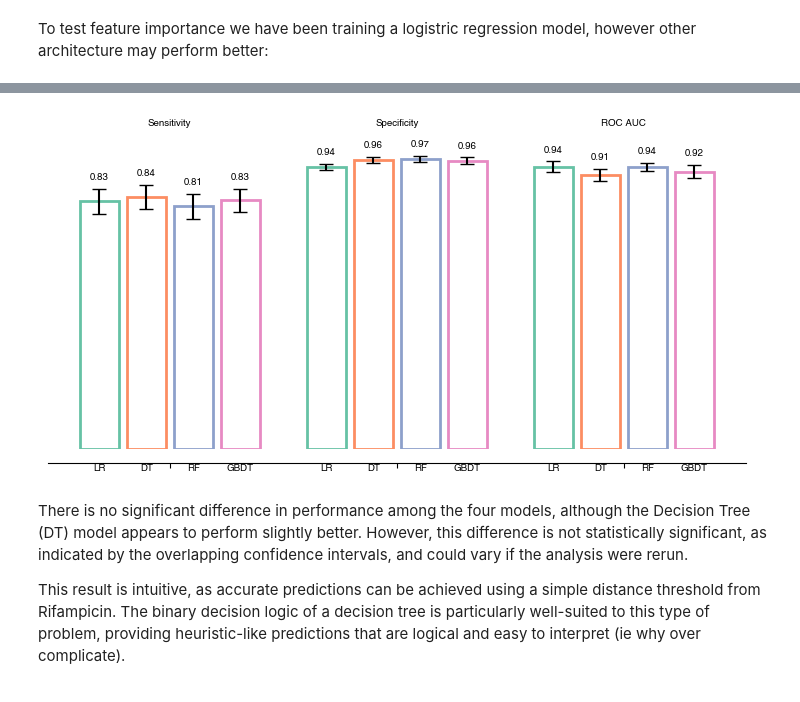
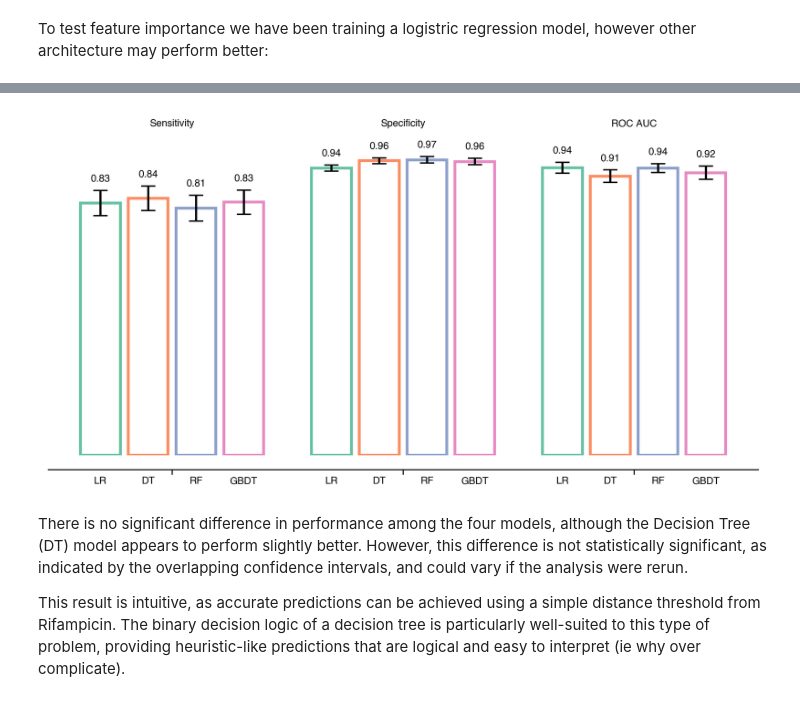
Before and after one commit to fowler-lab/predict-rifampicin-resistance, a Jupyter notebook: Results_2.ipynb, the cells around one changed output, grey strips where cells are left out. Cells and saved outputs as stored; diff of their text form; code cells hidden in the pictures.

```diff
--- a/Results_2.ipynb
+++ b/Results_2.ipynb
@@ -35,7 +35,7 @@ from sklearn.metrics import confusion_matrix
 
 plt.rcParams['font.family'] = 'Helvetica'
 plt.rcParams['font.size'] = 7
-plt.rcParams['figure.dpi']=100
+plt.rcParams['figure.dpi']=300
 # %% [output]
 The autoreload extension is already loaded. To reload it, use:
   %reload_ext autoreload
@@ -257,7 +257,7 @@ for model_type in model_types:
         output = model.returning_output(output_plots=False)
         all_models_results[model_type].append(output)
 # %%
-
+plt.rcParams['figure.dpi']=150
 for model_name, model_results in all_models_results.items():
     if model_name!='ensemble':
         cm_sum = np.zeros_like(model_results[0]['Confusion_matrix_shifted'])
@@ -291,8 +291,10 @@ Mean Confusion Matrix for GBDT:
 # %%
+plt.rcParams['figure.dpi']=300
+
 utils.plot_recall_specificity_with_ci(all_models_results, figsize=(9, 4), colors=['#66c2a5', '#fc8d62', '#8da0cb', '#e78ac3'])
 #e78ac3])
 # %% [output]
-[figure, old version]
+[figure, new version]
 # %% [markdown]
 There is no significant difference in performance among the four models, although the Decision Tree (DT) model appears to perform slightly better. However, this difference is not statistically significant, as indicated by the overlapping confidence intervals, and could vary if the analysis were rerun.
 
```
Also changed, not shown: parts of 6 cells of this notebook.
